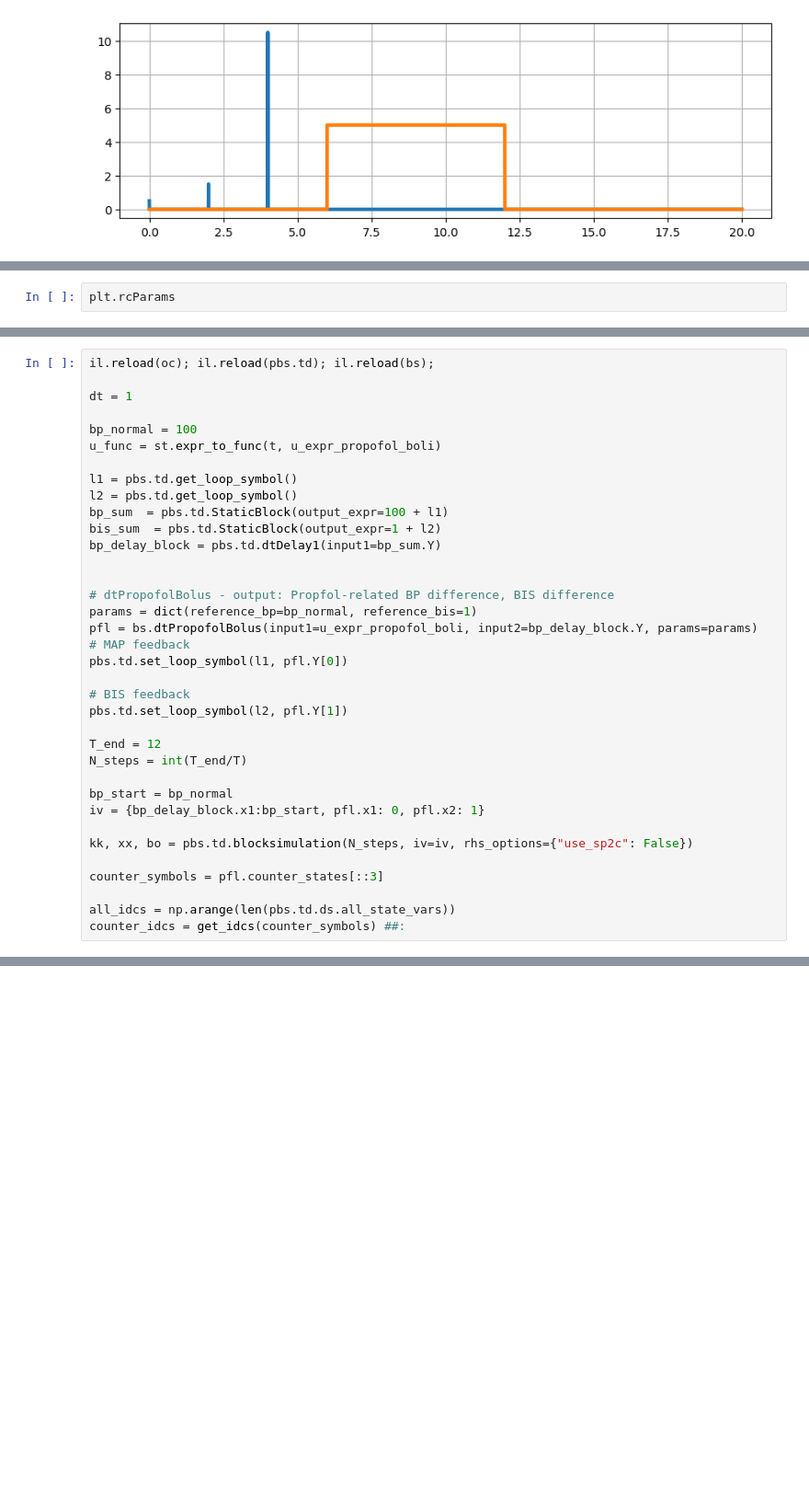
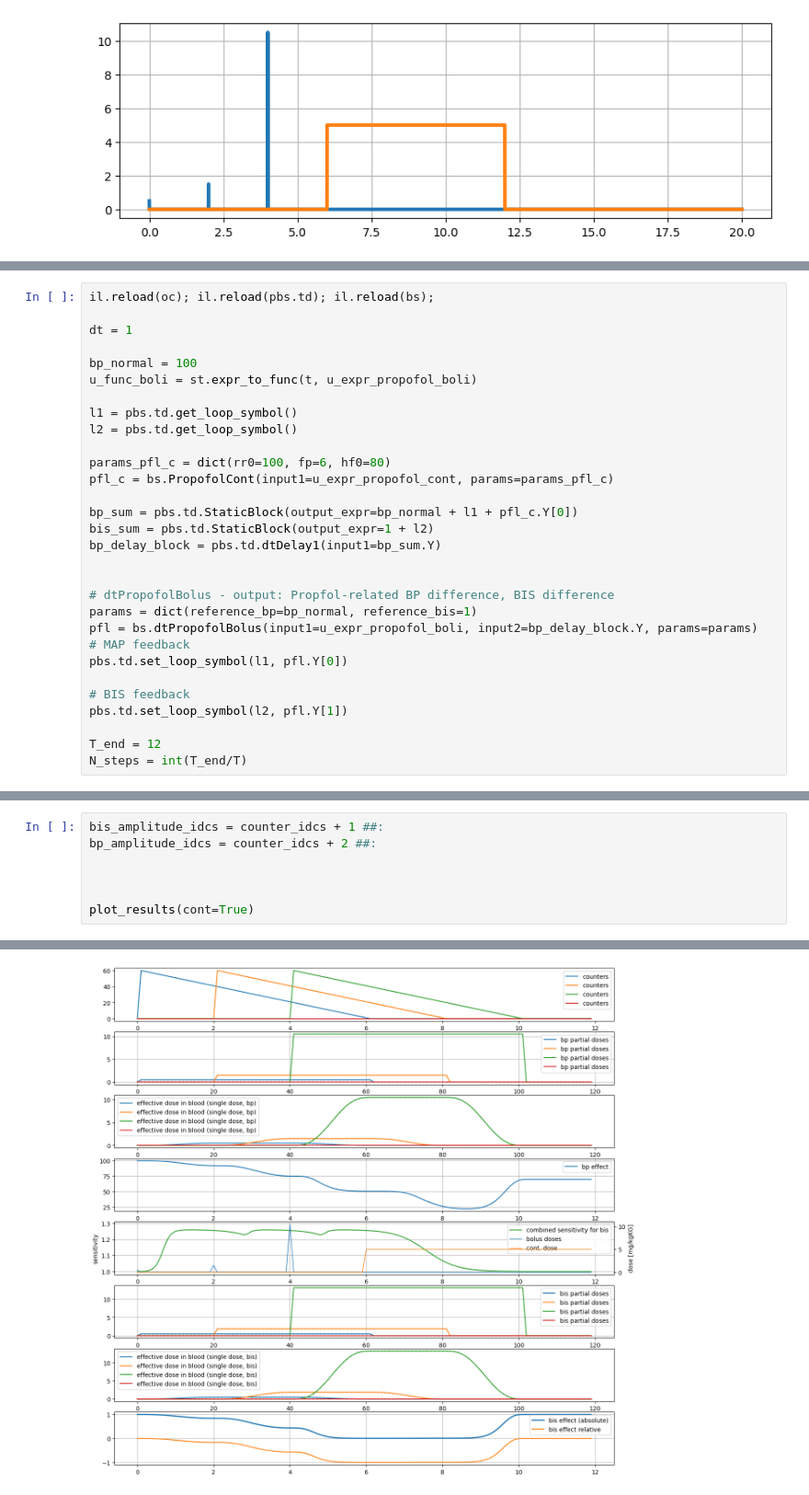
Before and after one commit to cknoll/boasim, a Jupyter notebook: notebooks/07e_Profofol_Bolus.ipynb, the cells around one changed output, grey strips where cells are left out. Shown at 92% size. Saved outputs shown, nothing was run; the diff lists cells and outputs as text; blank space fills up the shorter version.

```diff
--- a/notebooks/07e_Profofol_Bolus.ipynb
+++ b/notebooks/07e_Profofol_Bolus.ipynb
@@ -268,2 +285,0 @@ ax.grid()
-# %%
-plt.rcParams
@@ -346,12 +289,16 @@ il.reload(oc); il.reload(pbs.td); il.reload(bs);
 dt = 1
 
 bp_normal = 100
-u_func = st.expr_to_func(t, u_expr_propofol_boli)
+u_func_boli = st.expr_to_func(t, u_expr_propofol_boli)
 
 l1 = pbs.td.get_loop_symbol()
 l2 = pbs.td.get_loop_symbol()
-bp_sum  = pbs.td.StaticBlock(output_expr=100 + l1)
-bis_sum  = pbs.td.StaticBlock(output_expr=1 + l2)
+
+params_pfl_c = dict(rr0=100, fp=6, hf0=80)
+pfl_c = bs.PropofolCont(input1=u_expr_propofol_cont, params=params_pfl_c)
+
+bp_sum = pbs.td.StaticBlock(output_expr=bp_normal + l1 + pfl_c.Y[0])
+bis_sum = pbs.td.StaticBlock(output_expr=1 + l2)
 bp_delay_block = pbs.td.dtDelay1(input1=bp_sum.Y)
 
 
@@ -366,13 +313,3 @@ pbs.td.set_loop_symbol(l2, pfl.Y[1])
 
 T_end = 12
 N_steps = int(T_end/T)
-
-bp_start = bp_normal
-iv = {bp_delay_block.x1:bp_start, pfl.x1: 0, pfl.x2: 1}
-
-kk, xx, bo = pbs.td.blocksimulation(N_steps, iv=iv, rhs_options={"use_sp2c": False})
-
-counter_symbols = pfl.counter_states[::3]
-
-all_idcs = np.arange(len(pbs.td.ds.all_state_vars))
-counter_idcs = get_idcs(counter_symbols) ##:
@@ -378,0 +329,8 @@ counter_idcs = get_idcs(counter_symbols) ##:
+# %%
+bis_amplitude_idcs = counter_idcs + 1 ##:
+bp_amplitude_idcs = counter_idcs + 2 ##:
+
+
+
+plot_results(cont=True)
+# %% [output]
@@ -378,0 +341 @@ counter_idcs = get_idcs(counter_symbols) ##:
+[figure, added]
```
Also changed, not shown: parts of 15 cells of this notebook, 1 other file.
